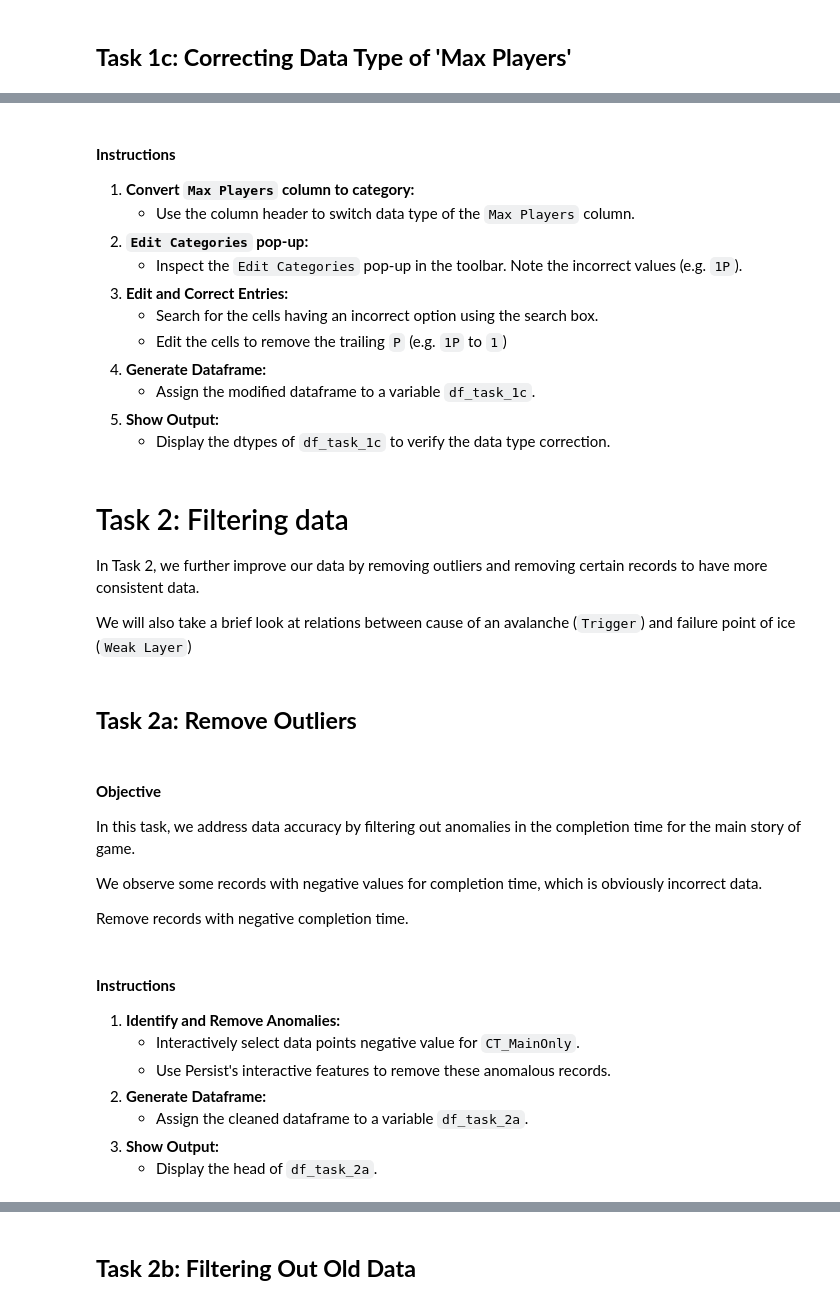
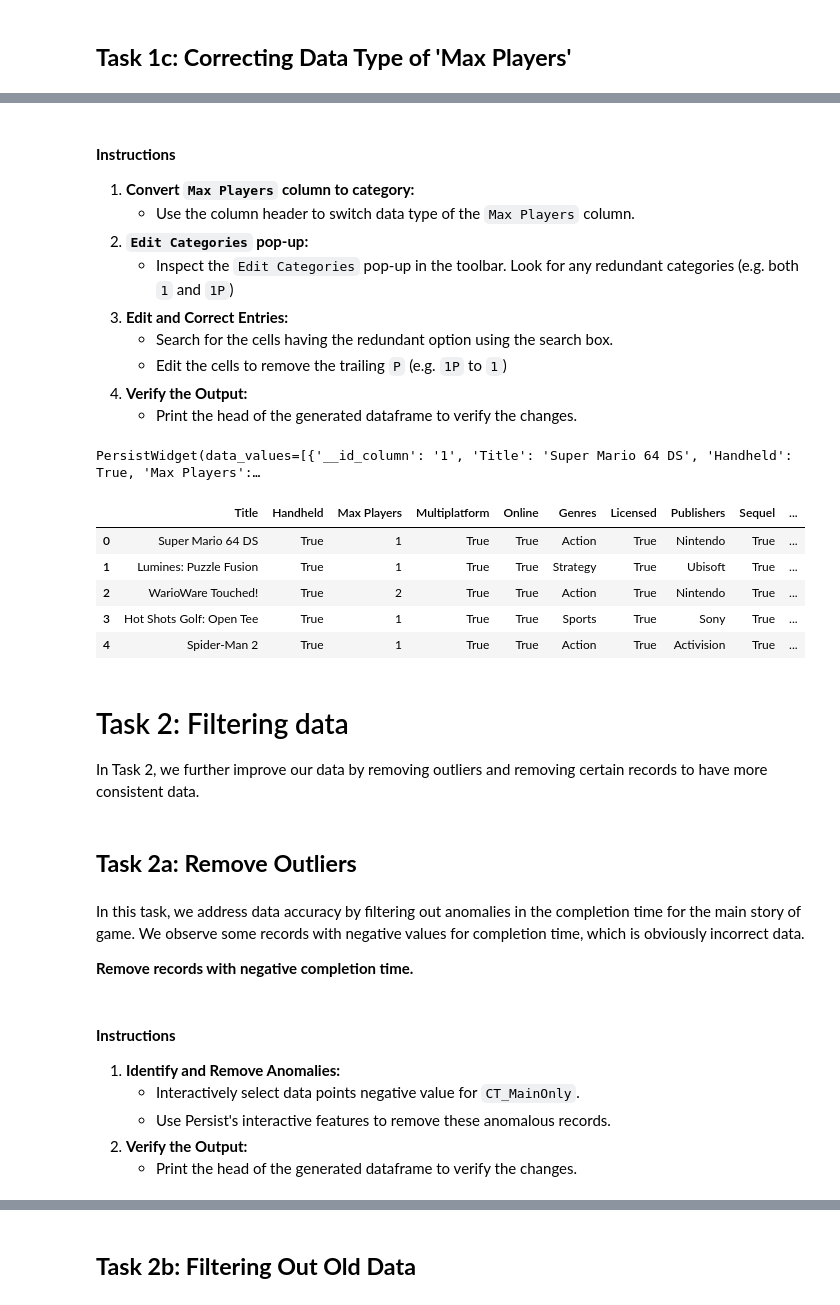
Before and after one commit to visdesignlab/persist_examples, a Jupyter notebook: Study Data II - Video Games/PERSIST_video_games_tasks.ipynb, the cells around one changed output, grey strips where cells are left out. Cells and saved outputs as stored; diff of their text form; code cells hidden in the pictures.

```diff
--- a/Study Data II - Video Games/PERSIST_video_games_tasks.ipynb
+++ b/Study Data II - Video Games/PERSIST_video_games_tasks.ipynb
@@ -124,38 +139,40 @@ df_task_1b.dtypes
 1. **Convert `Max Players` column to category:**
     - Use the column header to switch data type of the `Max Players` column.
 2. **`Edit Categories` pop-up:**
-    - Inspect the `Edit Categories` pop-up in the toolbar. Note the incorrect values (e.g. `1P`).
+    - Inspect the `Edit Categories` pop-up in the toolbar. Look for any redundant categories (e.g. both `1` and `1P`)
 3. **Edit and Correct Entries:**
-    - Search for the cells having an incorrect option using the search box.
+    - Search for the cells having the redundant option using the search box.
     - Edit the cells to remove the trailing `P` (e.g. `1P` to `1`)
-4. **Generate Dataframe:**
-    - Assign the modified dataframe to a variable `df_task_1c`.
-5. **Show Output:**
-    - Display the dtypes of `df_task_1c` to verify the data type correction.
+3. **Verify the Output:**
+	- Print the head of the generated dataframe to verify the changes.
 # %%
-PR.PersistTable(df_task_1b)
+PR.PersistTable(df_task_1b, df_name="df_task_1c")
+# %% [output]
+PersistWidget(data_values=[{'__id_column': '1', 'Title': 'Super Mario 64 DS', 'Handheld': True, 'Max Players':…
+# %%
+df_task_1c.head()
+# %% [output]
+|  | Title | Handheld | Max Players | Multiplatform | Online | Genres | Licensed | Publishers | Sequel | ... |
+| 0 | Super Mario 64 DS | True | 1 | True | True | Action | True | Nintendo | True | ... |
+| 1 | Lumines: Puzzle Fusion | True | 1 | True | True | Strategy | True | Ubisoft | True | ... |
+| 2 | WarioWare Touched! | True | 2 | True | True | Action | True | Nintendo | True | ... |
+| 3 | Hot Shots Golf: Open Tee | True | 1 | True | True | Sports | True | Sony | True | ... |
+| 4 | Spider-Man 2 | True | 1 | True | True | Action | True | Activision | True | ... |
 # %% [markdown]
 # Task 2: Filtering data
 
 In Task 2, we further improve our data by removing outliers and removing certain records to have more consistent data.
-
-We will also take a brief look at relations between cause of an avalanche (`Trigger`) and failure point of ice (`Weak Layer`)
 # %% [markdown]
 ## **Task 2a: Remove Outliers**
 # %% [markdown]
-#### **Objective**
-In this task, we address data accuracy by filtering out anomalies in the completion time for the main story of game.
+In this task, we address data accuracy by filtering out anomalies in the completion time for the main story of game. We observe some records with negative values for completion time, which is obviously incorrect data.
 
-We observe some records with negative values for completion time, which is obviously incorrect data.
-
-Remove records with negative completion time.
+**Remove records with negative completion time.**
 # %% [markdown]
 #### **Instructions**
 1. **Identify and Remove Anomalies:**
     - Interactively select data points negative value for `CT_MainOnly`.
     - Use Persist's interactive features to remove these anomalous records.
-2. **Generate Dataframe:**
-    - Assign the cleaned dataframe to a variable `df_task_2a`.
-3. **Show Output:**
-    - Display the head of `df_task_2a`.
+2. **Verify the Output:**
+    - Print the head of the generated dataframe to verify the changes.
 # %%
```
Also changed, not shown: parts of 31 cells of this notebook, 3 other files.
